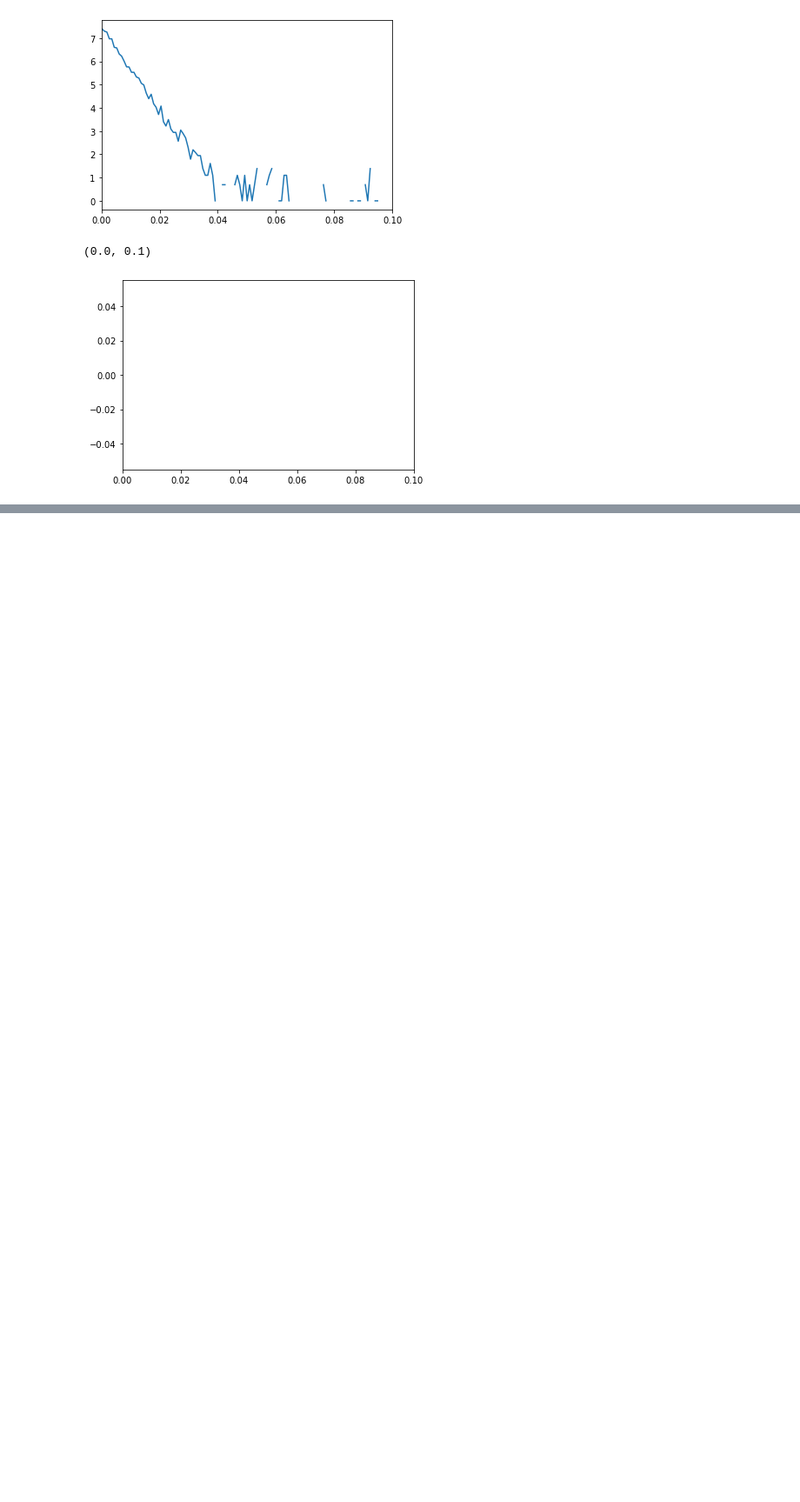
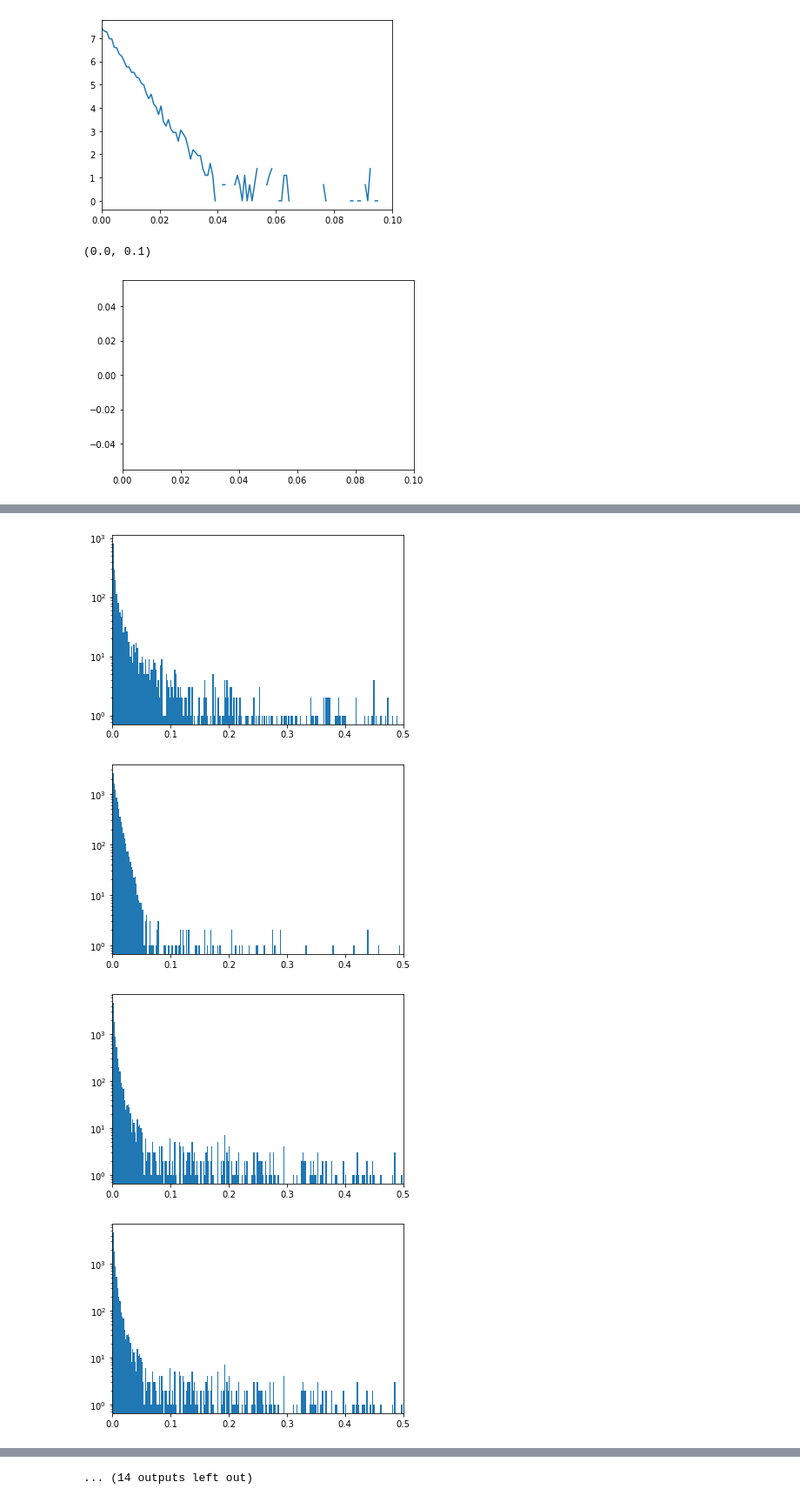
Before and after one commit to bilije/beka-z-potasu, a Jupyter notebook: projekt2.ipynb, the cells around one changed output, grey strips where cells are left out. Shown at 87% size. Saved outputs shown, nothing was run; the diff lists cells and outputs as text; code cells hidden in the pictures; blank space fills up the shorter version.

```diff
--- a/projekt2.ipynb
+++ b/projekt2.ipynb
@@ -212,17 +229,22 @@ for i in range(len(counts)-1):
 ... (22 outputs left out)
 # %%
-points2 = []
+# #---------- Repeat period ----------#
+# level = 32 # poziom 30 przykładowo dla sett 3
+# sett = 3
+# points = []
+# for i in range(len(xs[sett])-1):
+#     if ys[sett][i] > level and ys[sett][i+1] < level:
+#         points.append(xs[sett][i+1])
+
+burst_points = []
 for i,x in enumerate(peaks):
-    points2.append([])
-    level = []
+    tablica = []
     for j in range(len(np.array(peaks[i]))-1):
-        level.append((bins[i][peaks[i][j]]+bins[i][peaks[i][j+1]])/2)
-    print(len(level))
-    for k in range(len(level)):
-        print('siema')
-        points2[k].append([])
+        level = (bins[i][peaks[i][j]]+bins[i][peaks[i][j+1]])/2
+    # print(len(level))
         for z in range(len(ys[i])-1):
-            if ys[i][z] > level[k] and ys[i][z+1] < level[k]:
-                points2[i][k].append(xs[i][z+1])
+            if ys[i][z] > level and ys[i][z+1] < level:
+                tablica.append(xs[i][z+1])
+        burst_points.append(tablica)
     print(f'{i+1}/{len(peaks)}')
 # %% [output]
@@ -248,3 +271,11 @@ IndexError: list index out of range
 # burst_bound.append(len(points)-1)
 # burst.append(points[-1])
 # len(burst_bound)
+
+
+w = 2e-03
+bins_width = []
+burst_points_diff = []
+for i in range(len(burst_points)):
+    burst_points_diff.append(np.diff(burst_points[i]))
+    bins_width.append((max(burst_points_diff[i])-min(burst_points_diff[i]))/w)
@@ -252,0 +302,16 @@ IndexError: list index out of range
+# %%
+counts_burst = []
+bins_burst = []
+
+for i in range(len(burst_points)):
+    burst_points_diff.append(np.diff(burst_points[i]))
+    counts, bins, _ = plt.hist(burst_points_diff[i],bins = int(bins_width[i]), log=True)
+    counts_burst.append(counts)
+    bins_burst.append(bins)
+    plt.xlim(0, right = 0.5)
+    plt.show()
+# %% [output]
+[figure, added]
+[figure, added]
+[figure, added]
+[figure, added]
@@ -252,0 +326 @@ IndexError: list index out of range
+... (14 outputs left out)
```
Also changed, not shown: parts of 10 cells of this notebook.
